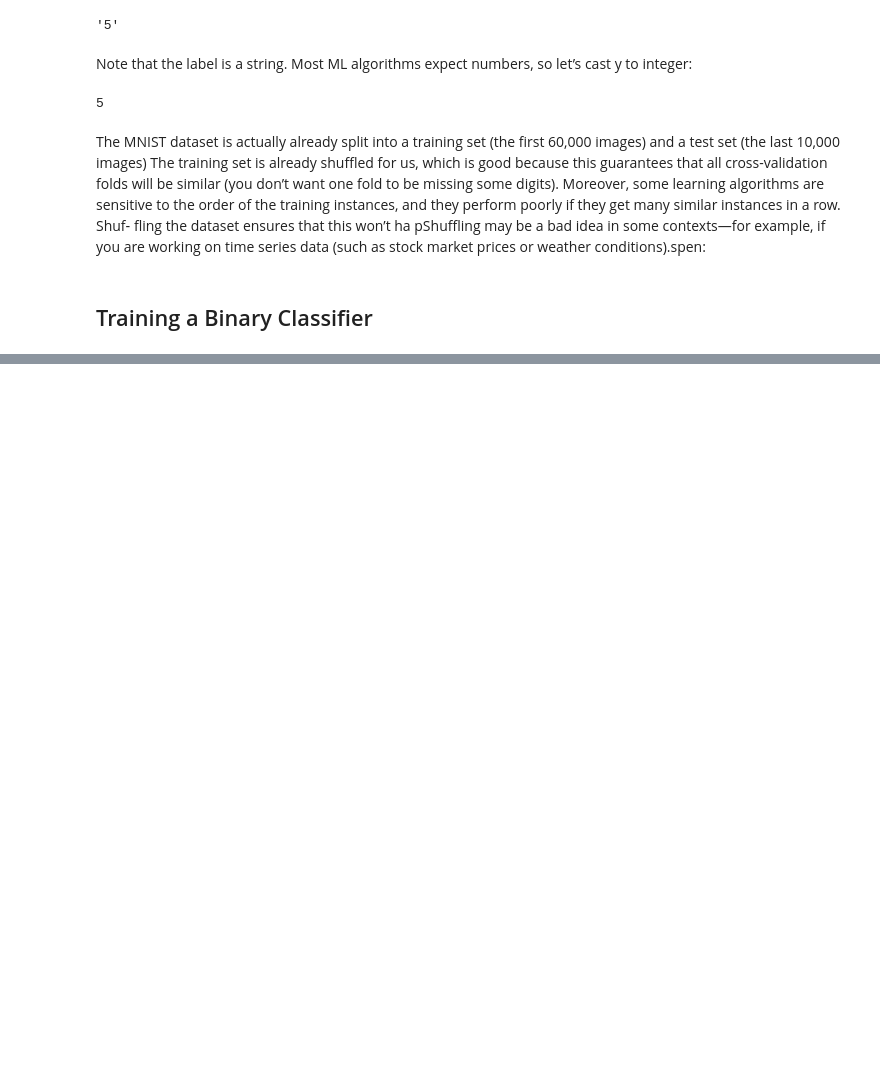
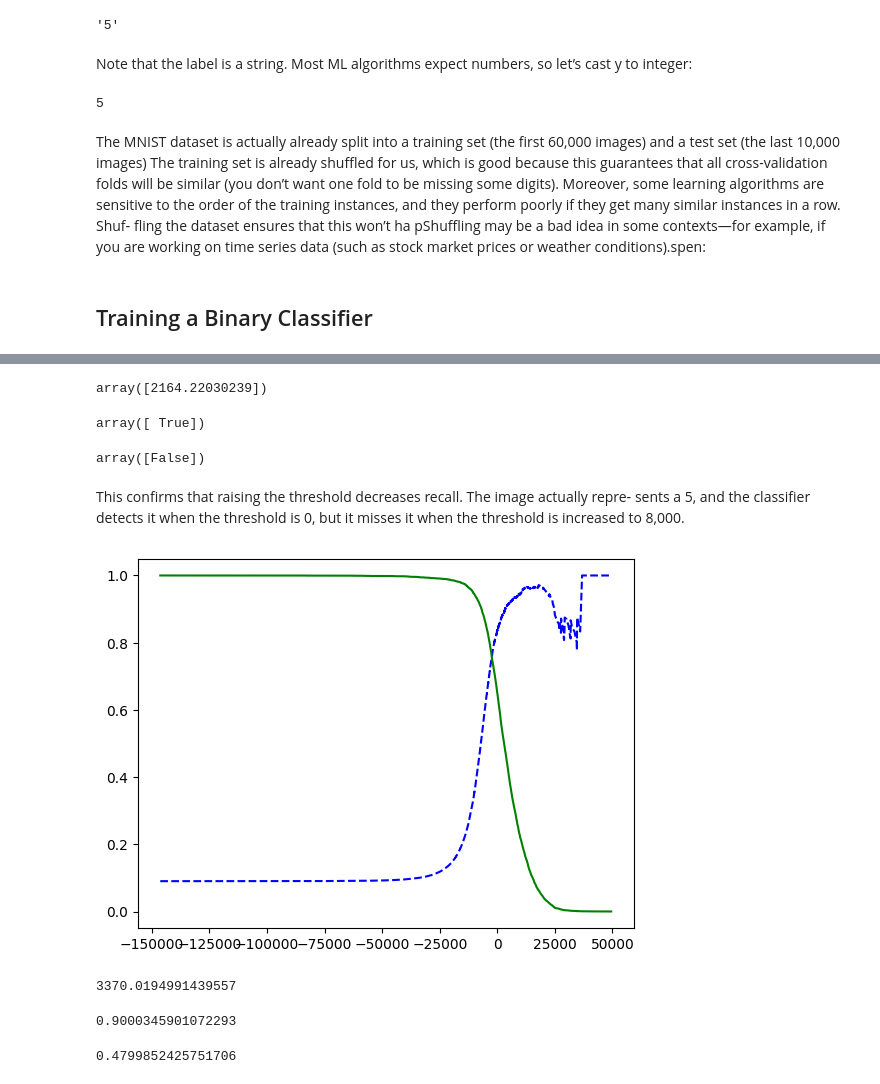
Before and after one commit to LuizIgnacio2002/hands-On_Machine_Learning, a Jupyter notebook: MNIST.ipynb, the cells around one changed output, grey strips where cells are left out. Cells and saved outputs as stored; diff of their text form; code cells hidden in the pictures; blank space fills up the shorter version.

```diff
--- a/MNIST.ipynb
+++ b/MNIST.ipynb
@@ -67,3 +67,13 @@ stock market prices or weather conditions).spen:
 X_train, X_test, y_train, y_test = X[:60000], X[60000:], y[:60000], y[60000:]
 # %% [markdown]
 ## Training a Binary Classifier
+# %%
+y_train_5 = (y_train == 5) # True for all 5s, False for all other digits
+# The result is assigned to the variable y_train_5. So, y_train_5 is a boolean
+# array of the same length as y_train, where each element is True if the
+# corresponding digit is a 5 and False otherwise.
+y_test_5 = (y_test == 5)
+# %%
+from sklearn.linear_model import SGDClassifier
+sgd_clf = SGDClassifier(random_state=42)
+sgd_clf.fit(X_train, y_train_5)
@@ -69,0 +242,60 @@ X_train, X_test, y_train, y_test = X[:60000], X[60000:], y[:60000], y[60000:]
+# %%
+# Assuming you have an instance 'some_digit'
+
+# Calculate the decision scores for the given instance using the decision_function method
+y_scores = sgd_clf.decision_function([some_digit])
+
+# Print or inspect the decision scores
+y_scores
+# %% [output]
+array([2164.22030239])
+# %%
+threshold = 0
+y_some_digit_pred = (y_scores > threshold)
+y_some_digit_pred
+# %% [output]
+array([ True])
+# %%
+threshold = 8000
+y_some_digit_pred = (y_scores > threshold)
+y_some_digit_pred
+# %% [output]
+array([False])
+# %% [markdown]
+This confirms that raising the threshold decreases recall. The image actually repre‐
+sents a 5, and the classifier detects it when the threshold is 0, but it misses it when the
+threshold is increased to 8,000.
+# %%
+# Use cross_val_predict to obtain cross-validated decision scores
+# for the training data using the decision_function method
+y_scores = cross_val_predict(sgd_clf, X_train, y_train_5, cv=3, method="decision_function")
+# %%
+# Import the precision_recall_curve function from scikit-learn
+from sklearn.metrics import precision_recall_curve
+
+# Calculate precision, recall, and thresholds using precision_recall_curve
+precisions, recalls, thresholds = precision_recall_curve(y_train_5, y_scores)
+
+# Define a function to plot precision and recall versus threshold
+def plot_precision_recall_vs_threshold(precisions, recalls, thresholds):
+    # Plot precision versus threshold with a blue dashed line
+    plt.plot(thresholds, precisions[:-1], "b--", label="Precision")
+
+    # Plot recall versus threshold with a green solid line
+    plt.plot(thresholds, recalls[:-1], "g-", label="Recall")
+
+    # Additional code to highlight the threshold, add the legend, axis labels, and grid
+    # (Not provided in the given snippet, but should be added)
+
+# Call the defined function to plot precision and recall versus threshold
+plot_precision_recall_vs_threshold(precisions, recalls, thresholds)
+
+# Show the plot
+plt.show()
+# %% [output]
+[figure, added]
+# %%
+threshold_90_precision = thresholds[np.argmax(precisions >= 0.90)] # ~7816
+threshold_90_precision
+# %% [output]
+3370.0194991439557
@@ -69,0 +304,8 @@ X_train, X_test, y_train, y_test = X[:60000], X[60000:], y[:60000], y[60000:]
+# %%
+ precision_score(y_train_5, y_train_pred_90)
+# %% [output]
+0.9000345901072293
+# %%
+recall_score(y_train_5, y_train_pred_90)
+# %% [output]
+0.4799852425751706
```
Also changed, not shown: parts of 42 cells of this notebook.
